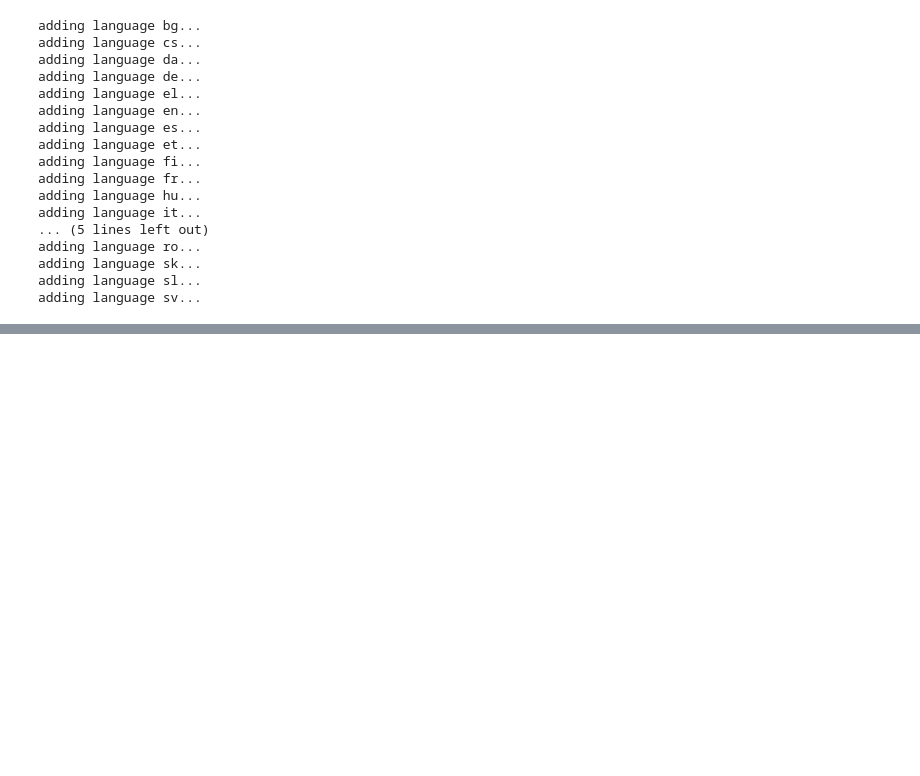
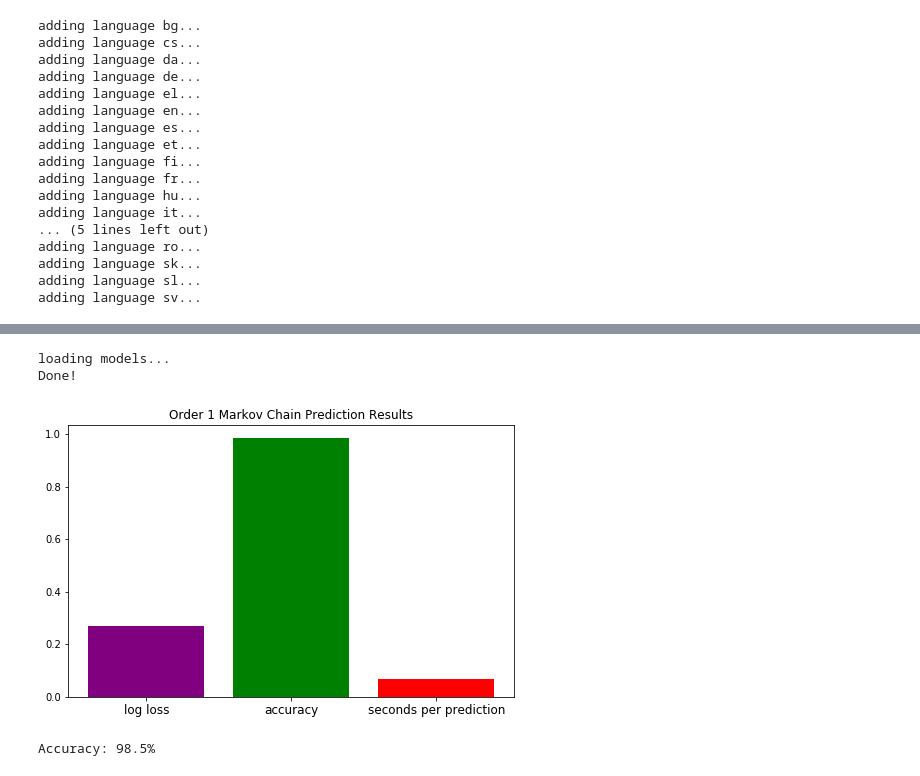
Before and after one commit to AlliedToasters/language_detector, a Jupyter notebook: markov_chain_language_detection.ipynb, the cells around one changed output, grey strips where cells are left out. Drawn from its saved outputs; the diff is of its cells as text; code cells hidden in the pictures; blank space fills up the shorter version.

Commit message:
add markov chain notebook

```diff
--- a/markov_chain_language_detection.ipynb
+++ b/markov_chain_language_detection.ipynb
@@ -58,3 +53,18 @@ import sys
+# %%
+import os
+import re
+import sys
+import pickle
+from time import time
+import pandas as pd
+import numpy as np
+import matplotlib.pyplot as plt
+import seaborn as sns
+sns.set(font_scale=2)
+from sklearn.preprocessing import LabelBinarizer
+from sklearn.metrics import accuracy_score, log_loss, confusion_matrix
+from markov_model import MarkovChainModel
+from presentation import one_hot_encode, compute_results, plot_results, plot_confusion
 # %%
 #Create a dataframe to manage files and labels.
 cols = ['lang', 'path']
@@ -153,0 +187,31 @@ It was surprisingly hard to find software to apply this model. I ended up coding
+# %%
+#load validation set
+test_set = pd.read_csv('europarl.test', sep='\t', header=None)
+test_set.columns = ['lang', 'text']
+
+#one-hot-encode languages for log-loss computation
+lb = LabelBinarizer()
+Y = lb.fit_transform(test_set.lang)
+
+def get_predictions(order, languages=languages, test_set=test_set, prediction_cutoff=.9):
+    """Loads model and gets predictions on test set."""
+    model = get_model(languages, order=order, prediction_cutoff=.9)
+    predictions = []
+    for i, row in test_set.iterrows():
+        predictions.append(model.predict(row.text.encode(encoding='utf-8')))
+    pred = np.array(predictions)
+    return pred, model
+# %%
+#Run the model on test set.
+t_start = time()
+pred1, model1 = get_predictions(order=1)
+order1_prediction_time = time() - t_start
+order1_spp = order1_prediction_time / len(test_set)
+loss1, accuracy1 = compute_results(Y, pred1)
+plot_results(loss1, accuracy1, order1_spp, 'Order 1 Markov Chain Prediction Results')
+print('Accuracy: {}%'.format(round(100 * accuracy1, 2)))
+# %% [output]
+loading models...
+Done!
+[figure, added]
+Accuracy: 98.5%
```
Also changed, not shown: parts of 25 cells of this notebook.
